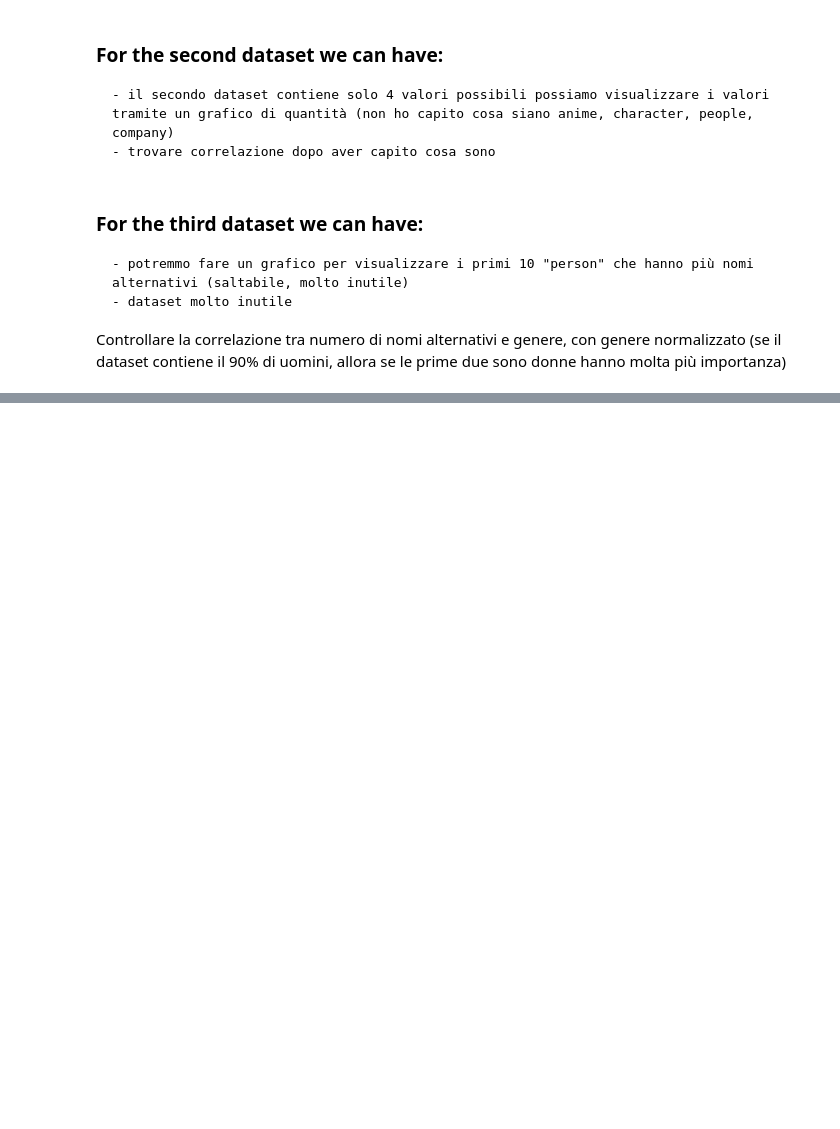
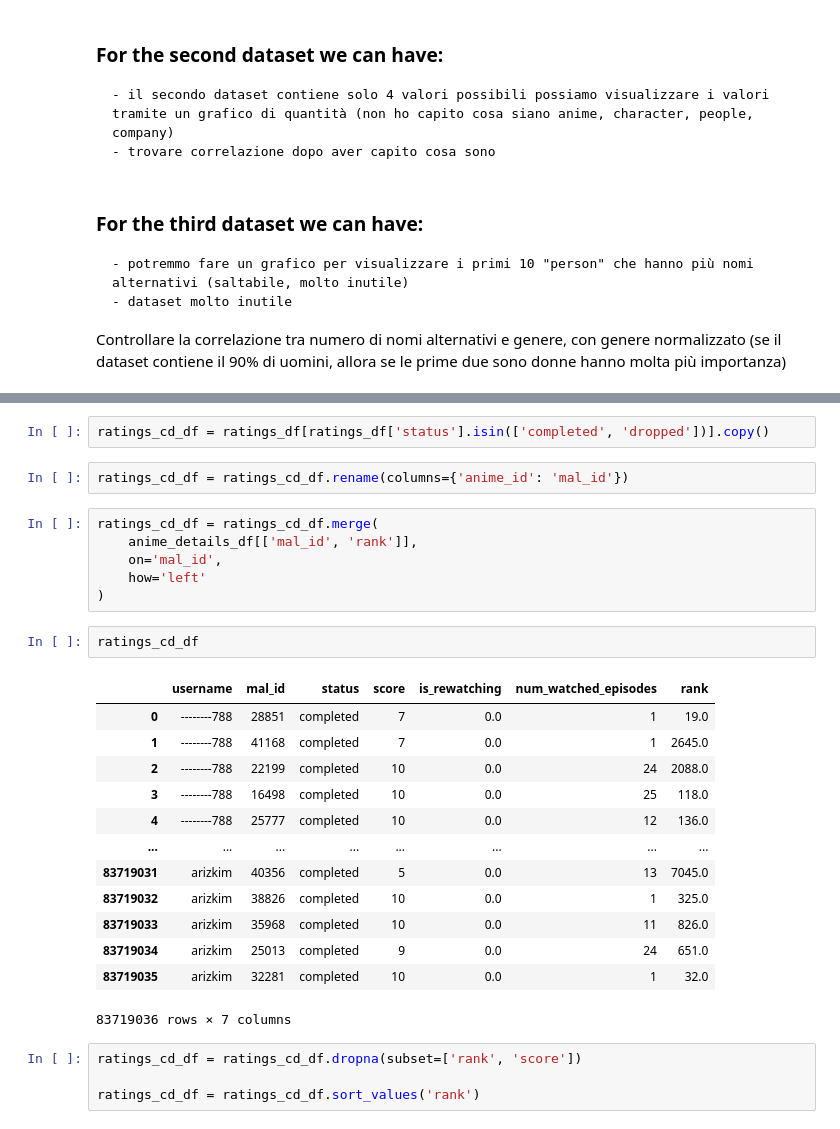
Before and after one commit to denis-budau/HCI-TWEB_2025-26, a Jupyter notebook: solution/data_visualitation.ipynb, the cells around one changed output, grey strips where cells are left out. Drawn from its saved outputs; the diff is of its cells as text; blank space fills up the shorter version.

```diff
--- a/solution/data_visualitation.ipynb
+++ b/solution/data_visualitation.ipynb
@@ -440,0 +465,30 @@ IndentationError: unexpected indent (426554211.py, line 2)
+# %%
+ratings_cd_df = ratings_df[ratings_df['status'].isin(['completed', 'dropped'])].copy()
+# %%
+ratings_cd_df = ratings_cd_df.rename(columns={'anime_id': 'mal_id'})
+# %%
+ratings_cd_df = ratings_cd_df.merge(
+    anime_details_df[['mal_id', 'rank']],
+    on='mal_id',
+    how='left'
+)
+# %%
+ratings_cd_df
+# %% [output]
+|  | username | mal_id | status | score | is_rewatching | num_watched_episodes | rank |
+| 0 | --------788 | 28851 | completed | 7 | 0.0 | 1 | 19.0 |
+| 1 | --------788 | 41168 | completed | 7 | 0.0 | 1 | 2645.0 |
+| 2 | --------788 | 22199 | completed | 10 | 0.0 | 24 | 2088.0 |
+| 3 | --------788 | 16498 | completed | 10 | 0.0 | 25 | 118.0 |
+| 4 | --------788 | 25777 | completed | 10 | 0.0 | 12 | 136.0 |
+| ... | ... | ... | ... | ... | ... | ... | ... |
+| 83719031 | arizkim | 40356 | completed | 5 | 0.0 | 13 | 7045.0 |
+| 83719032 | arizkim | 38826 | completed | 10 | 0.0 | 1 | 325.0 |
+| 83719033 | arizkim | 35968 | completed | 10 | 0.0 | 11 | 826.0 |
+| 83719034 | arizkim | 25013 | completed | 9 | 0.0 | 24 | 651.0 |
+| 83719035 | arizkim | 32281 | completed | 10 | 0.0 | 1 | 32.0 |
+83719036 rows × 7 columns
+# %%
+ratings_cd_df = ratings_cd_df.dropna(subset=['rank', 'score'])
+
+ratings_cd_df = ratings_cd_df.sort_values('rank')
```
Also changed, not shown: parts of 11 cells of this notebook, 1 other file.
